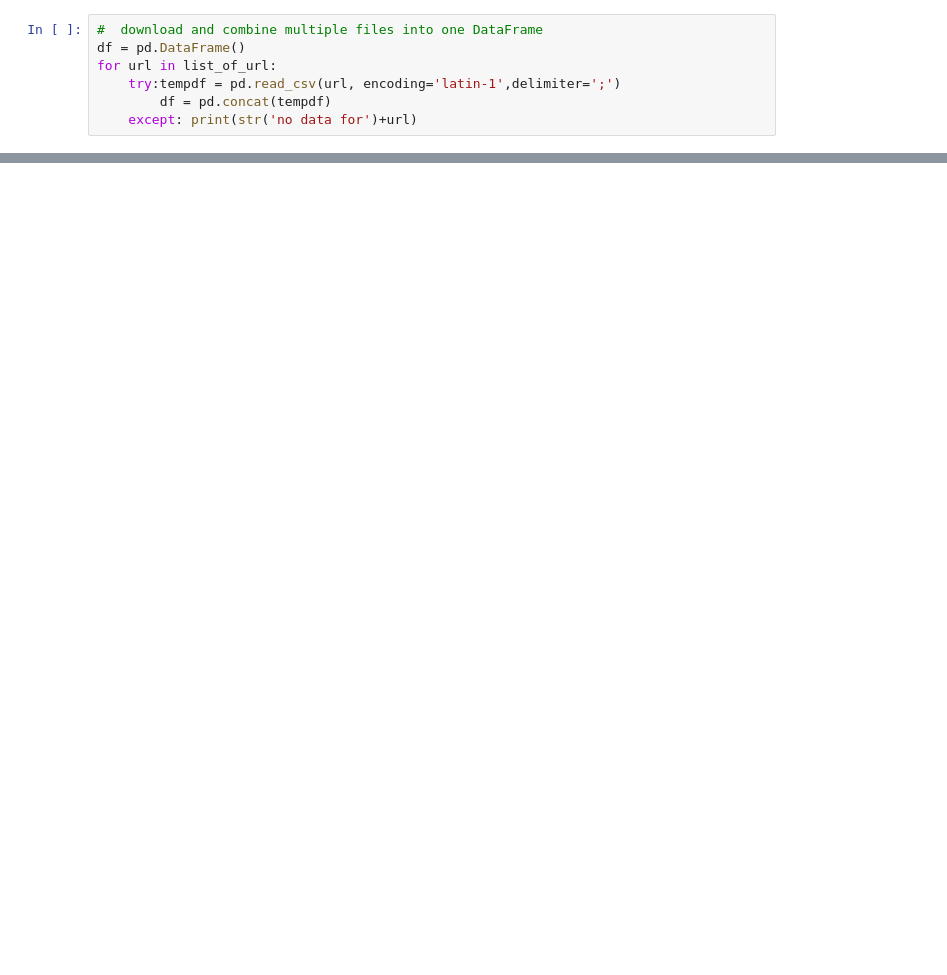
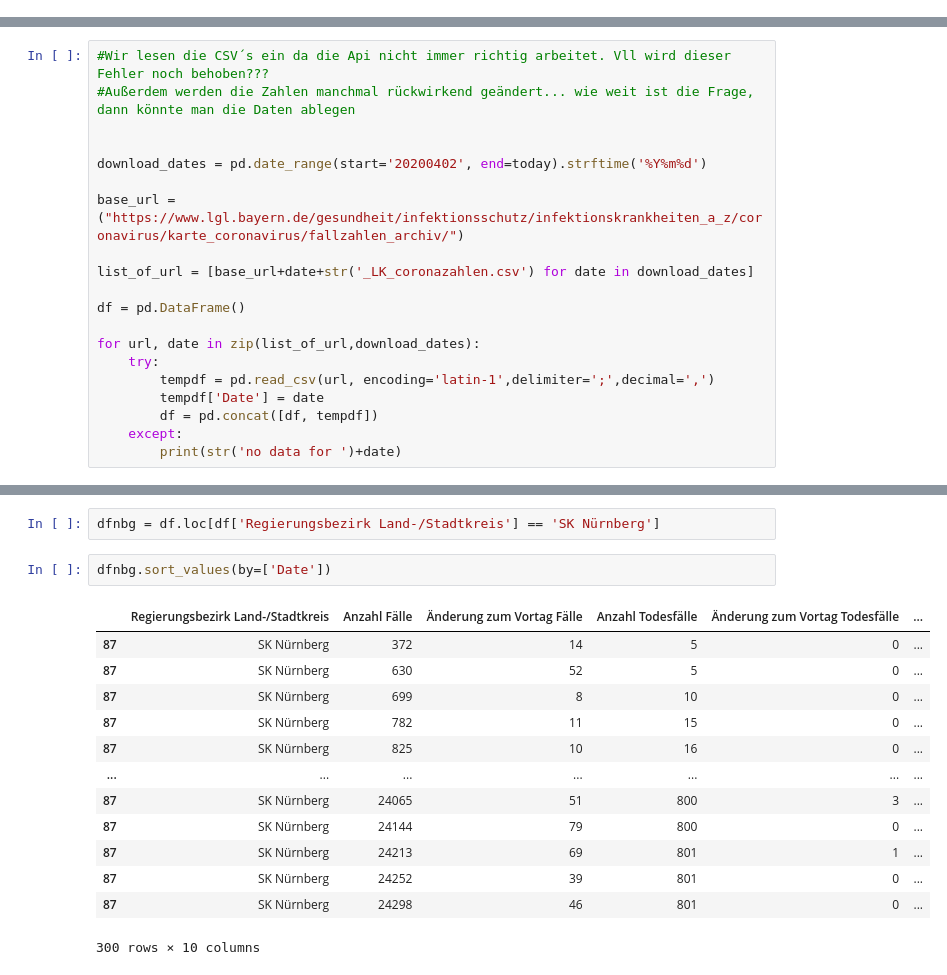
Before and after one commit to jokus-pokus/Gesundheitsamt, a Jupyter notebook: DatenSammlung.ipynb, the cells around one changed output, grey strips where cells are left out. Saved outputs shown, nothing was run; the diff lists cells and outputs as text; blank space fills up the shorter version.

```diff
--- a/DatenSammlung.ipynb
+++ b/DatenSammlung.ipynb
@@ -26,7 +5,0 @@ list_of_url;
-# %%
-#  download and combine multiple files into one DataFrame
-df = pd.DataFrame()
-for url in list_of_url:
-    try:tempdf = pd.read_csv(url, encoding='latin-1',delimiter=';')
-        df = pd.concat(tempdf)
-    except: print(str('no data for')+url)
@@ -40,0 +14,20 @@ df['Date'] = '20200404'
+# %%
+#Wir lesen die CSV´s ein da die Api nicht immer richtig arbeitet. Vll wird dieser Fehler noch behoben???
+#Außerdem werden die Zahlen manchmal rückwirkend geändert... wie weit ist die Frage, dann könnte man die Daten ablegen
+
+
+download_dates = pd.date_range(start='20200402', end=today).strftime('%Y%m%d')
+
+base_url = ("https://www.lgl.bayern.de/gesundheit/infektionsschutz/infektionskrankheiten_a_z/coronavirus/karte_coronavirus/fallzahlen_archiv/")
+
+list_of_url = [base_url+date+str('_LK_coronazahlen.csv') for date in download_dates]
+
+df = pd.DataFrame()
+
+for url, date in zip(list_of_url,download_dates):
+    try:
+        tempdf = pd.read_csv(url, encoding='latin-1',delimiter=';',decimal=',')
+        tempdf['Date'] = date
+        df = pd.concat([df, tempdf])
+    except:
+        print(str('no data for ')+date)
@@ -40,0 +52,18 @@ df['Date'] = '20200404'
+# %%
+dfnbg = df.loc[df['Regierungsbezirk Land-/Stadtkreis'] == 'SK Nürnberg']
+# %%
+dfnbg.sort_values(by=['Date'])
+# %% [output]
+|  | Regierungsbezirk Land-/Stadtkreis | Anzahl Fälle | Änderung zum Vortag Fälle | Anzahl Todesfälle | Änderung zum Vortag Todesfälle | ... |
+| 87 | SK Nürnberg | 372 | 14 | 5 | 0 | ... |
+| 87 | SK Nürnberg | 630 | 52 | 5 | 0 | ... |
+| 87 | SK Nürnberg | 699 | 8 | 10 | 0 | ... |
+| 87 | SK Nürnberg | 782 | 11 | 15 | 0 | ... |
+| 87 | SK Nürnberg | 825 | 10 | 16 | 0 | ... |
+| ... | ... | ... | ... | ... | ... | ... |
+| 87 | SK Nürnberg | 24065 | 51 | 800 | 3 | ... |
+| 87 | SK Nürnberg | 24144 | 79 | 800 | 0 | ... |
+| 87 | SK Nürnberg | 24213 | 69 | 801 | 1 | ... |
+| 87 | SK Nürnberg | 24252 | 39 | 801 | 0 | ... |
+| 87 | SK Nürnberg | 24298 | 46 | 801 | 0 | ... |
+300 rows × 10 columns
```
Also changed, not shown: parts of 31 cells of this notebook.
